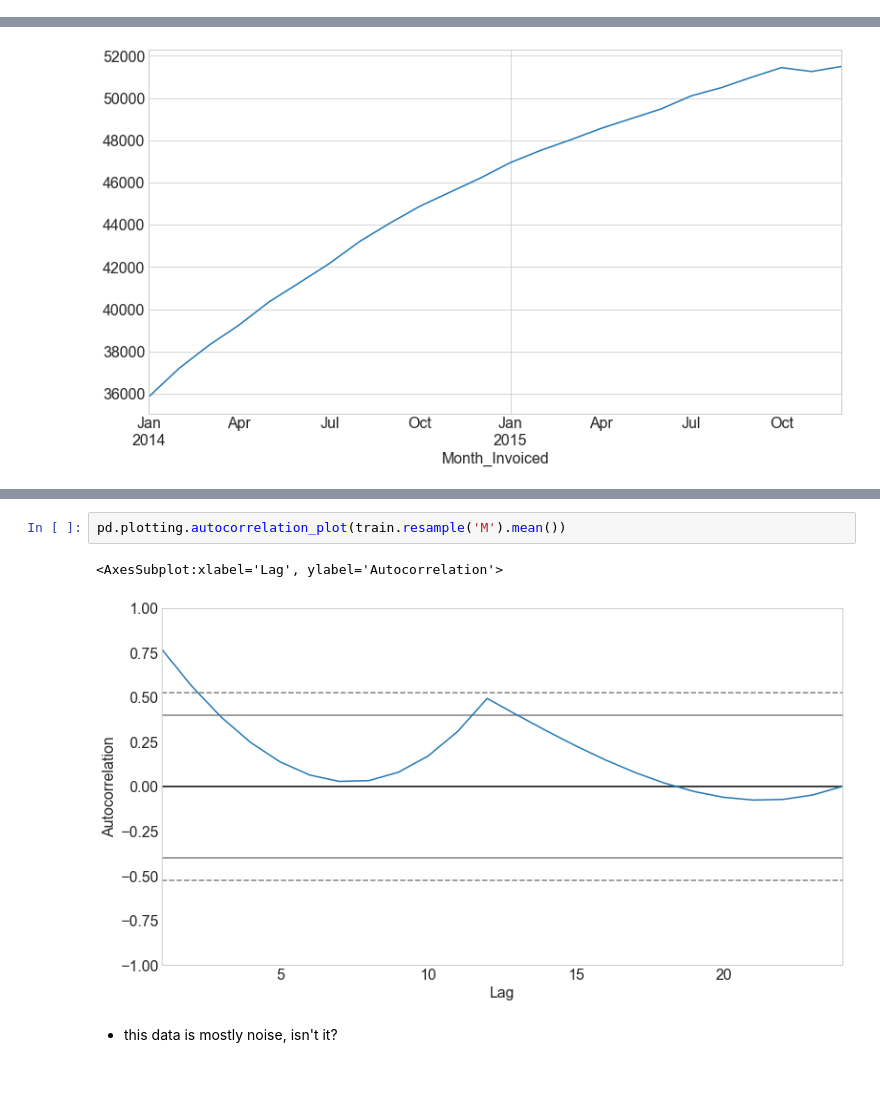
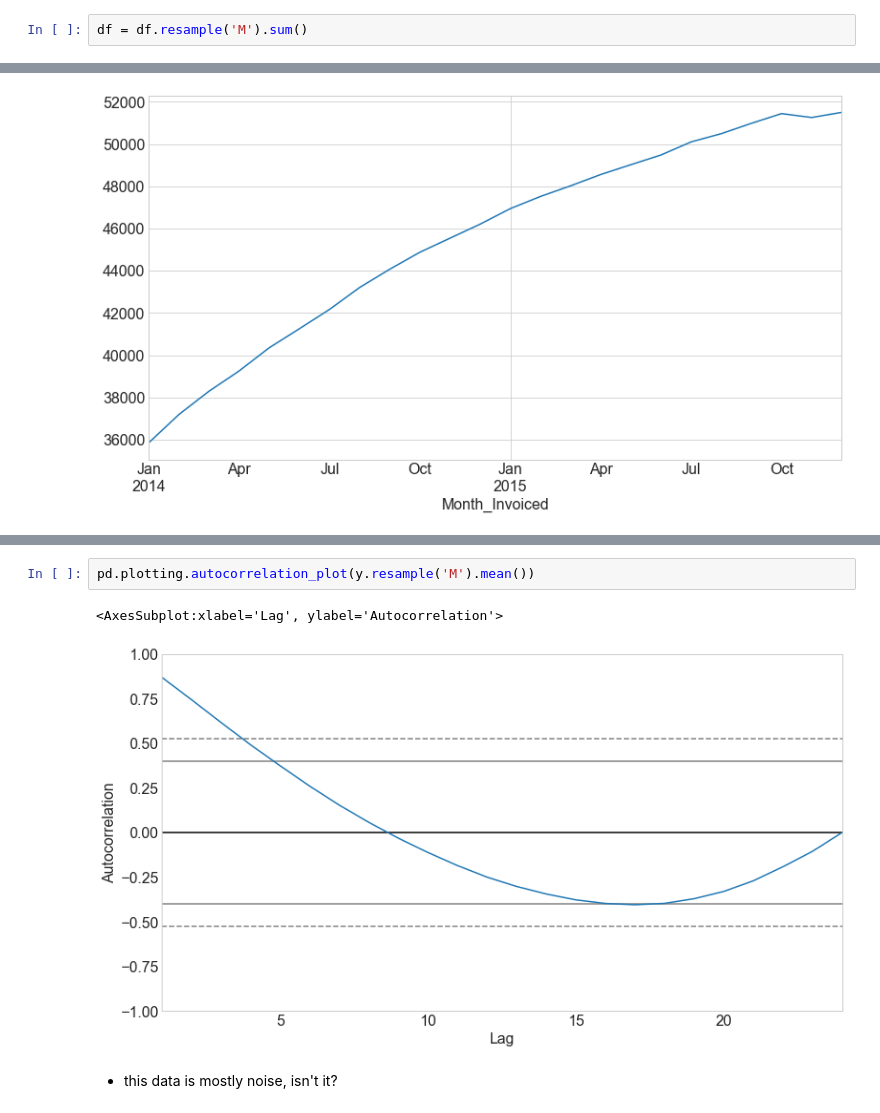
Before and after one commit to brianclements03/time_series_exercises, a Jupyter notebook: TSA_model_exercises.ipynb, the cells around one changed output, grey strips where cells are left out. Drawn from its saved outputs; the diff is of its cells as text; blank space fills up the shorter version.

```diff
--- a/TSA_model_exercises.ipynb
+++ b/TSA_model_exercises.ipynb
@@ -127,0 +127,2 @@ df.head()
+# %%
+df = df.resample('M').sum()
@@ -204,8 +240,8 @@ ax2.set(title='Quarterly % Change in Sales Total')
 # %%
-pd.plotting.autocorrelation_plot(train.resample('M').mean())
+pd.plotting.autocorrelation_plot(y.resample('M').mean())
 # %% [output]
 <AxesSubplot:xlabel='Lag', ylabel='Autocorrelation'>
-[figure, old version]
+[figure, new version]
 # %% [markdown]
 - this data is mostly noise, isn't it?
 # %% [markdown]
```
Also changed, not shown: parts of 55 cells of this notebook.
